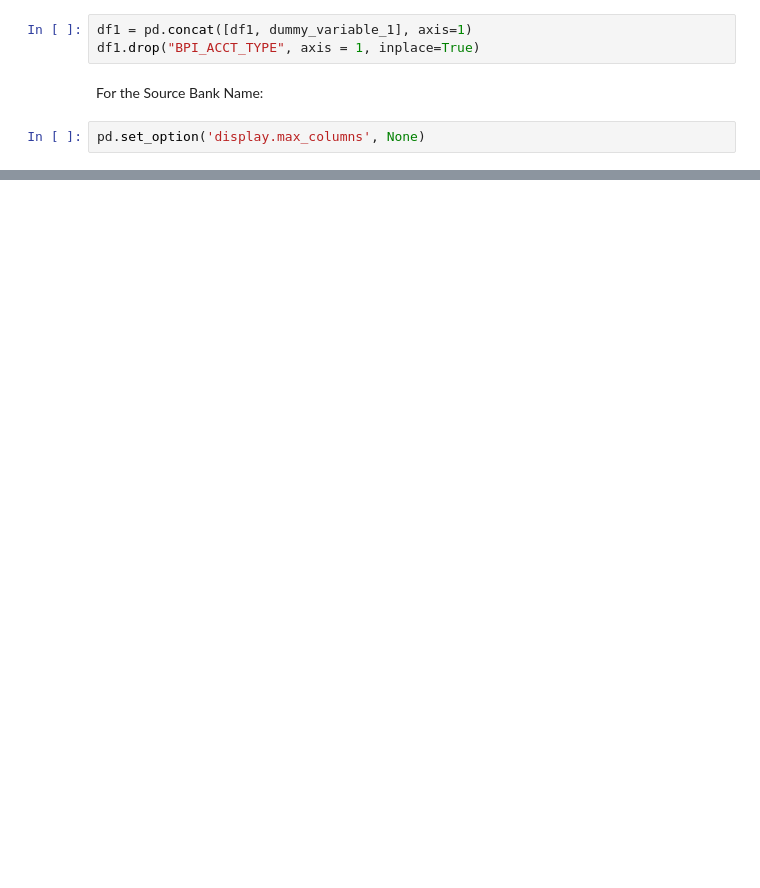
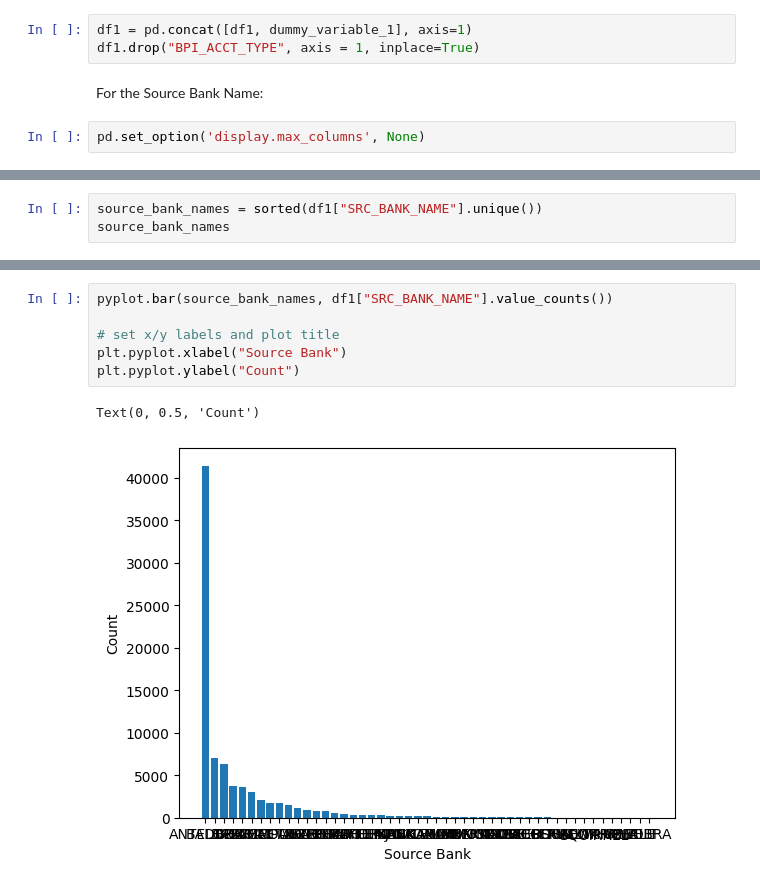
Before and after one commit to omoraisu/PJDSC2023-CarpeDatum, a Jupyter notebook: Pre-Processed Instapay Transactions.ipynb, the cells around one changed output, grey strips where cells are left out. Saved outputs shown, nothing was run; the diff lists cells and outputs as text; blank space fills up the shorter version.

```diff
--- a/Pre-Processed Instapay Transactions.ipynb
+++ b/Pre-Processed Instapay Transactions.ipynb
@@ -249,0 +232,3 @@ df.drop(['
+# %%
+source_bank_names = sorted(df1["SRC_BANK_NAME"].unique())
+source_bank_names
@@ -249,0 +253,9 @@ df.drop(['
+# %%
+pyplot.bar(source_bank_names, df1["SRC_BANK_NAME"].value_counts())
+
+# set x/y labels and plot title
+plt.pyplot.xlabel("Source Bank")
+plt.pyplot.ylabel("Count")
+# %% [output]
+Text(0, 0.5, 'Count')
+[figure, added]
```
Also changed, not shown: parts of 37 cells of this notebook.
